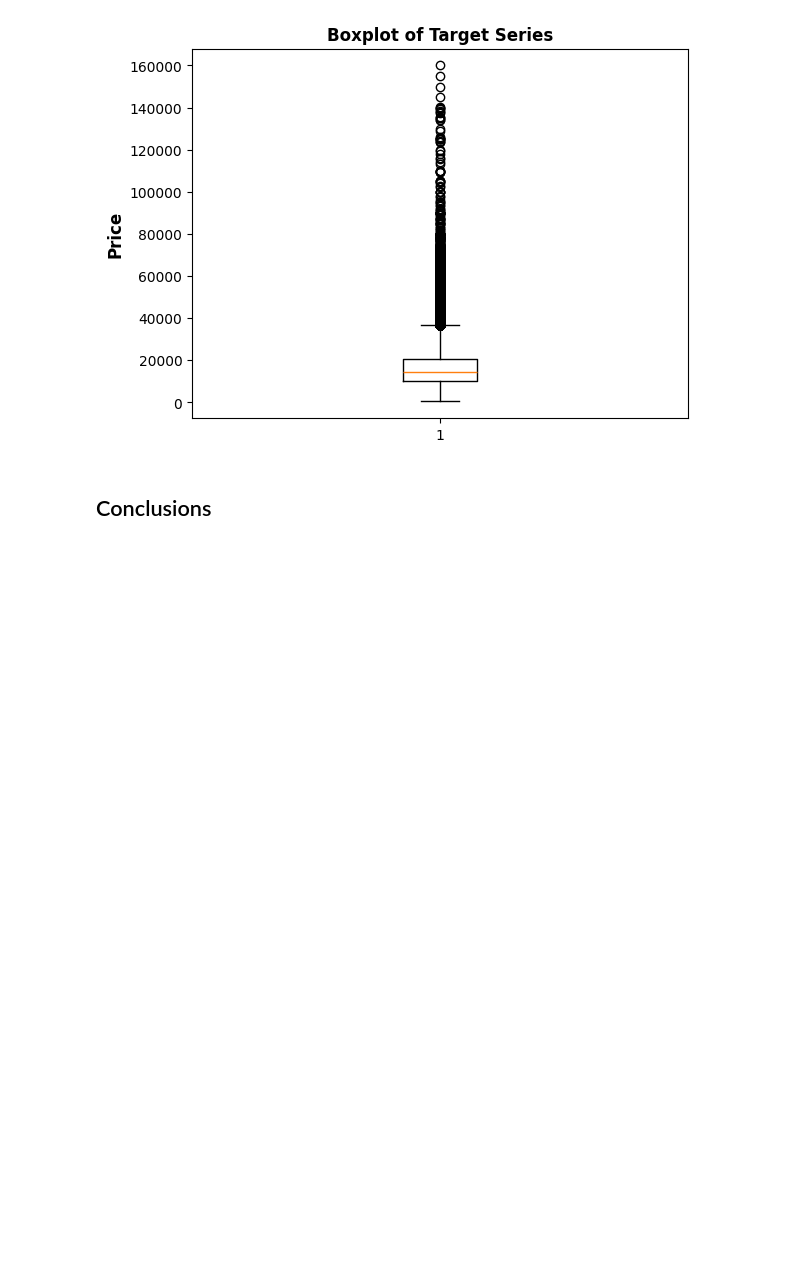
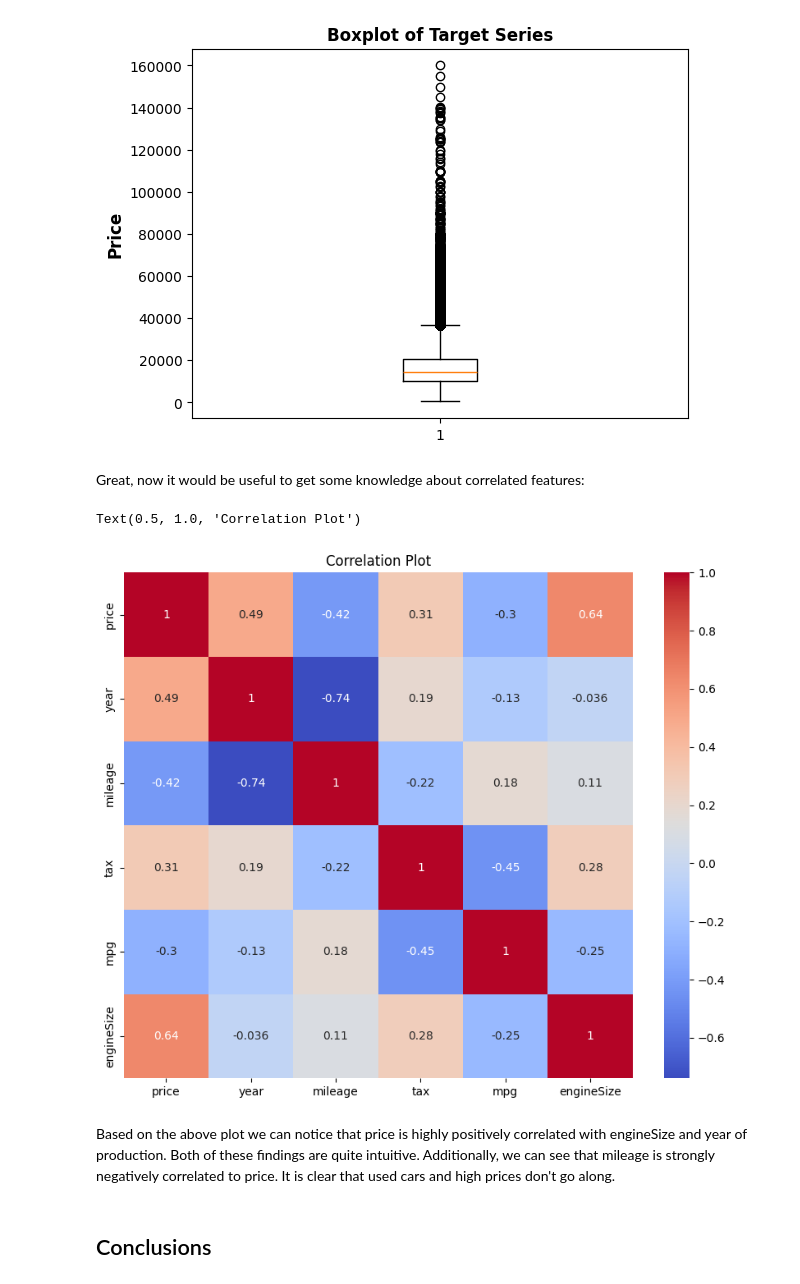
Before and after one commit to MichalRedm/DM-project1, a Jupyter notebook: report.ipynb, the cells around one changed output. Drawn from its saved outputs; the diff is of its cells as text; code cells hidden in the pictures; blank space fills up the shorter version.

```diff
--- a/report.ipynb
+++ b/report.ipynb
@@ -242,5 +266,20 @@ plt.tick_params(labelsize=10)
 plt.show()
 # %% [output]
 [figure]
+# %% [markdown]
+Great, now it would be useful to get some knowledge about correlated features:
+# %%
+# Calculate the correlation matrix
+corr_matrix = data[['price'] + num_cols].corr()
+
+# Create a heatmap of the correlation matrix
+plt.figure(figsize=(10, 8))
+sns.heatmap(corr_matrix, annot=True, cmap='coolwarm')
+plt.title('Correlation Plot')
+# %% [output]
+Text(0.5, 1.0, 'Correlation Plot')
+[figure, added]
+# %% [markdown]
+Based on the above plot we can notice that price is highly positively correlated with engineSize and year of production. Both of these findings are quite intuitive. Additionally, we can see that mileage is strongly negatively correlated to price. It is clear that used cars and high prices don't go along.
 # %% [markdown]
 ## Conclusions
```
Also changed, not shown: parts of 4 cells of this notebook.
